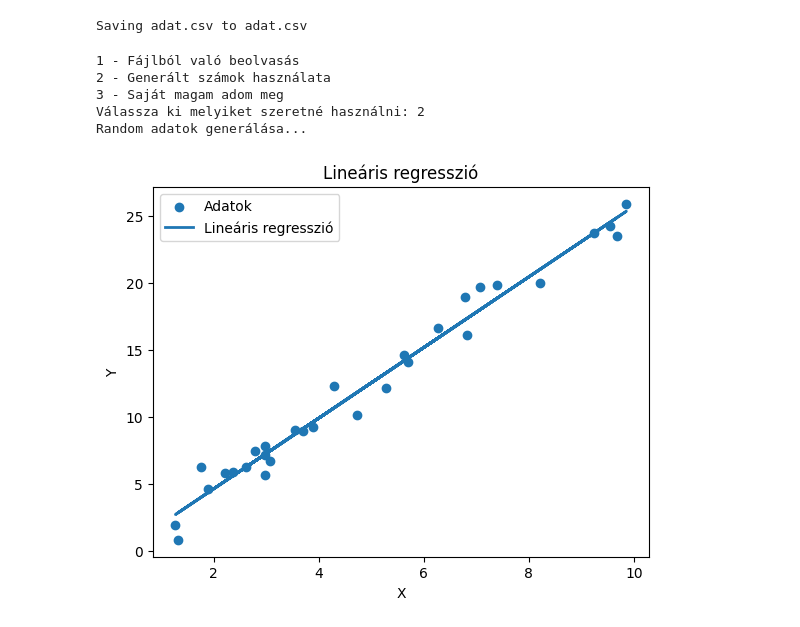
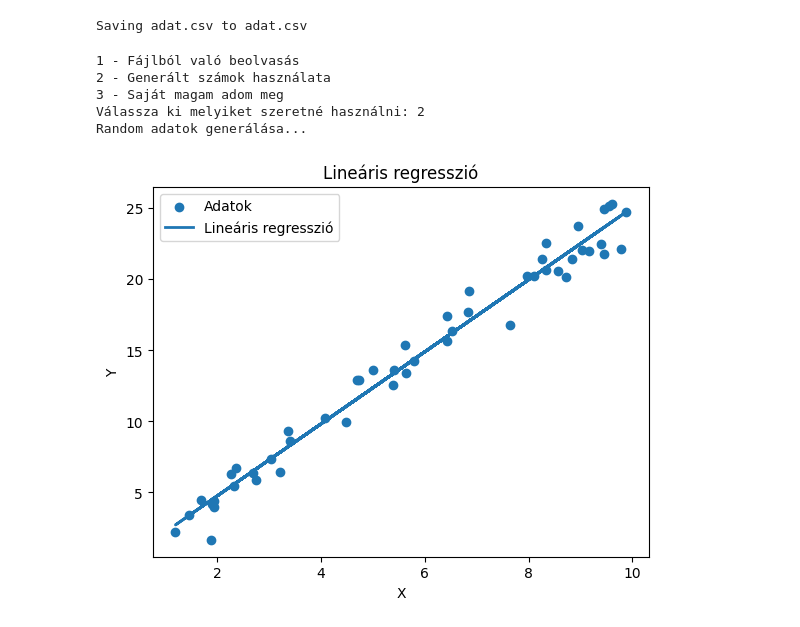
Before and after one commit to trenistv/halado_prog_beadando, a Jupyter notebook: HaladóProg_v2.ipynb, the cells around one changed output. Saved outputs shown, nothing was run; the diff lists cells and outputs as text; code cells hidden in the pictures.

```diff
--- a/HaladóProg_v2.ipynb
+++ b/HaladóProg_v2.ipynb
@@ -24,9 +24,9 @@ def int_lin_reg(ans):
 
     case '2':
       print("Random adatok generálása...")
-      x = np.random.uniform(1, 10, 30).reshape(-1,1)
+      x = np.random.uniform(1, 10, 50).reshape(-1,1)
 
-      zaj = np.random.normal(0, 1, 30).reshape(-1,1)
+      zaj = np.random.normal(0, 1, 50).reshape(-1,1)
       y = 2.5 * x + zaj
       y = y.flatten()
 
@@ -45,31 +45,31 @@ def int_lin_reg(ans):
                 x_val, y_val = sor.split(",")
                 x_lista.append(float(x_val))
                 y_lista.append(float(y_val))
             except:
                 print("Hibás formátum! Példa: 3, 7")
 
         x = np.array(x_lista).reshape(-1, 1)
         y = np.array(y_lista)
     case _:
       print("Hibás választás!")
       return
 
   model = linear_model.LinearRegression()
   model.fit(x,y)
 
   plt.scatter(x, y, label='Adatok')
   plt.plot(x, model.predict(x), label='Lineáris regresszió', linewidth=2)
   plt.title("Lineáris regresszió")
   plt.xlabel("X")
   plt.ylabel("Y")
   plt.legend()
   plt.show()
 
 int_lin_reg(input("Válassza ki melyiket szeretné használni: "))
 # %% [output]
 1 - Fájlból való beolvasás
 2 - Generált számok használata
 3 - Saját magam adom meg
 Válassza ki melyiket szeretné használni: 2
 Random adatok generálása...
-[figure, old version]
+[figure, new version]
```
